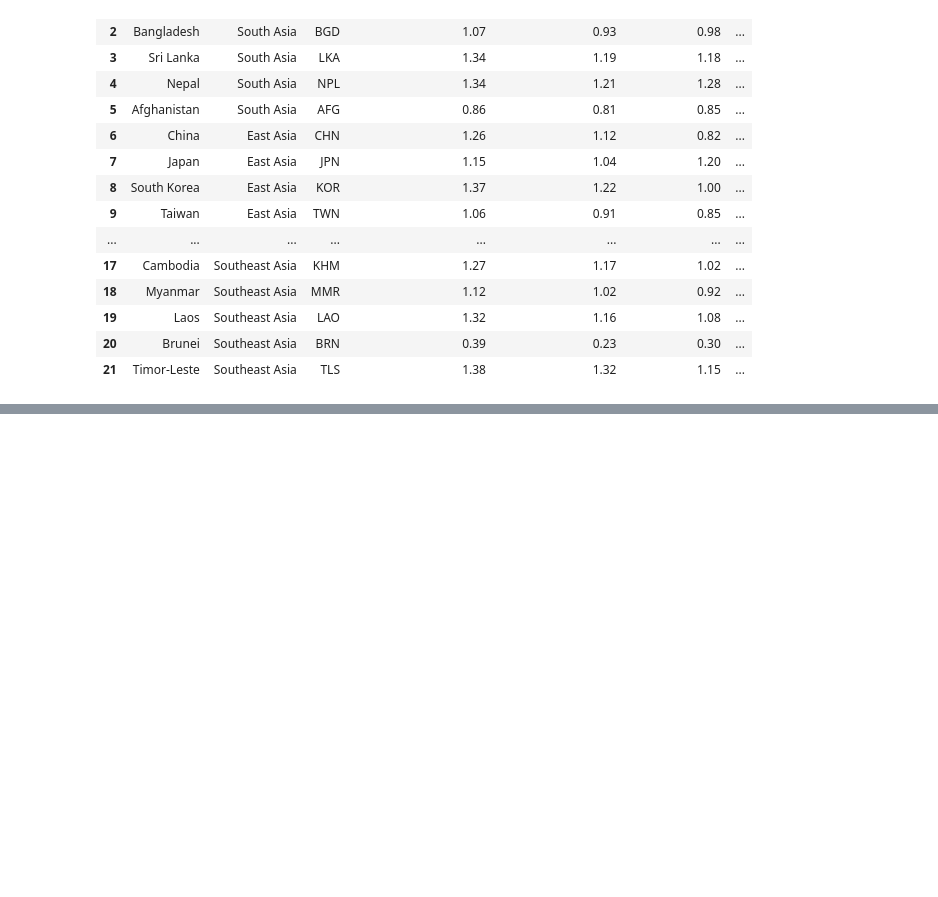
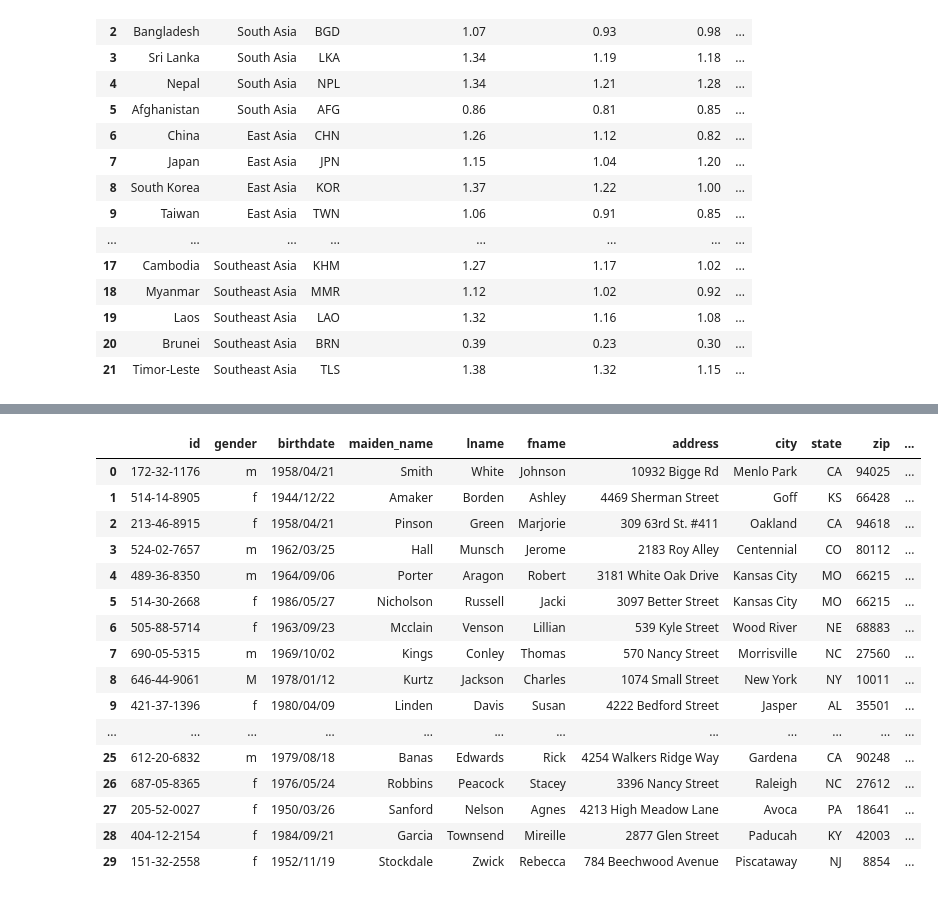
Before and after one commit to root-rashed/Pandas-Exercise, a Jupyter notebook: day_03.ipynb, the cells around one changed output, grey strips where cells are left out. Saved outputs shown, nothing was run; the diff lists cells and outputs as text; code cells hidden in the pictures; blank space fills up the shorter version.

```diff
--- a/day_03.ipynb
+++ b/day_03.ipynb
@@ -79,0 +101,23 @@ fuel
+# %%
+url = 'https://raw.githubusercontent.com/tokern/piicatcher/refs/heads/master/tests/samples/sample-data.csv'
+df = pd.read_csv(url)
+# %%
+df
+# %% [output]
+|  | id | gender | birthdate | maiden_name | lname | fname | address | city | state | zip | ... |
+| 0 | 172-32-1176 | m | 1958/04/21 | Smith | White | Johnson | 10932 Bigge Rd | Menlo Park | CA | 94025 | ... |
+| 1 | 514-14-8905 | f | 1944/12/22 | Amaker | Borden | Ashley | 4469 Sherman Street | Goff | KS | 66428 | ... |
+| 2 | 213-46-8915 | f | 1958/04/21 | Pinson | Green | Marjorie | 309 63rd St. #411 | Oakland | CA | 94618 | ... |
+| 3 | 524-02-7657 | m | 1962/03/25 | Hall | Munsch | Jerome | 2183 Roy Alley | Centennial | CO | 80112 | ... |
+| 4 | 489-36-8350 | m | 1964/09/06 | Porter | Aragon | Robert | 3181 White Oak Drive | Kansas City | MO | 66215 | ... |
+| 5 | 514-30-2668 | f | 1986/05/27 | Nicholson | Russell | Jacki | 3097 Better Street | Kansas City | MO | 66215 | ... |
+| 6 | 505-88-5714 | f | 1963/09/23 | Mcclain | Venson | Lillian | 539 Kyle Street | Wood River | NE | 68883 | ... |
+| 7 | 690-05-5315 | m | 1969/10/02 | Kings | Conley | Thomas | 570 Nancy Street | Morrisville | NC | 27560 | ... |
+| 8 | 646-44-9061 | M | 1978/01/12 | Kurtz | Jackson | Charles | 1074 Small Street | New York | NY | 10011 | ... |
+| 9 | 421-37-1396 | f | 1980/04/09 | Linden | Davis | Susan | 4222 Bedford Street | Jasper | AL | 35501 | ... |
+| ... | ... | ... | ... | ... | ... | ... | ... | ... | ... | ... | ... |
+| 25 | 612-20-6832 | m | 1979/08/18 | Banas | Edwards | Rick | 4254 Walkers Ridge Way | Gardena | CA | 90248 | ... |
+| 26 | 687-05-8365 | f | 1976/05/24 | Robbins | Peacock | Stacey | 3396 Nancy Street | Raleigh | NC | 27612 | ... |
+| 27 | 205-52-0027 | f | 1950/03/26 | Sanford | Nelson | Agnes | 4213 High Meadow Lane | Avoca | PA | 18641 | ... |
+| 28 | 404-12-2154 | f | 1984/09/21 | Garcia | Townsend | Mireille | 2877 Glen Street | Paducah | KY | 42003 | ... |
+| 29 | 151-32-2558 | f | 1952/11/19 | Stockdale | Zwick | Rebecca | 784 Beechwood Avenue | Piscataway | NJ | 8854 | ... |
```
Also changed, not shown: parts of 8 cells of this notebook.
